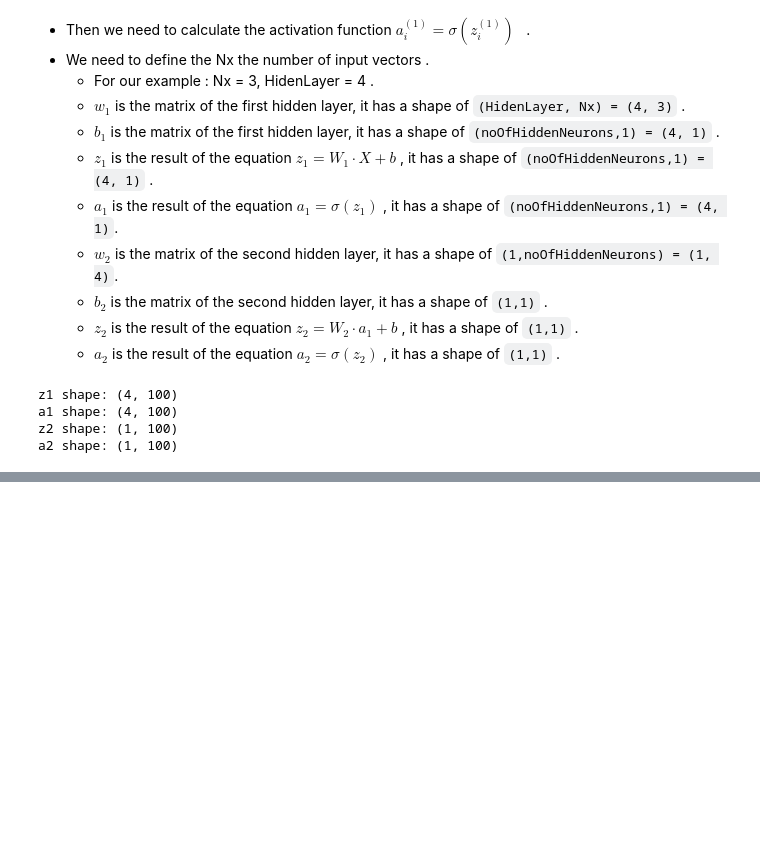
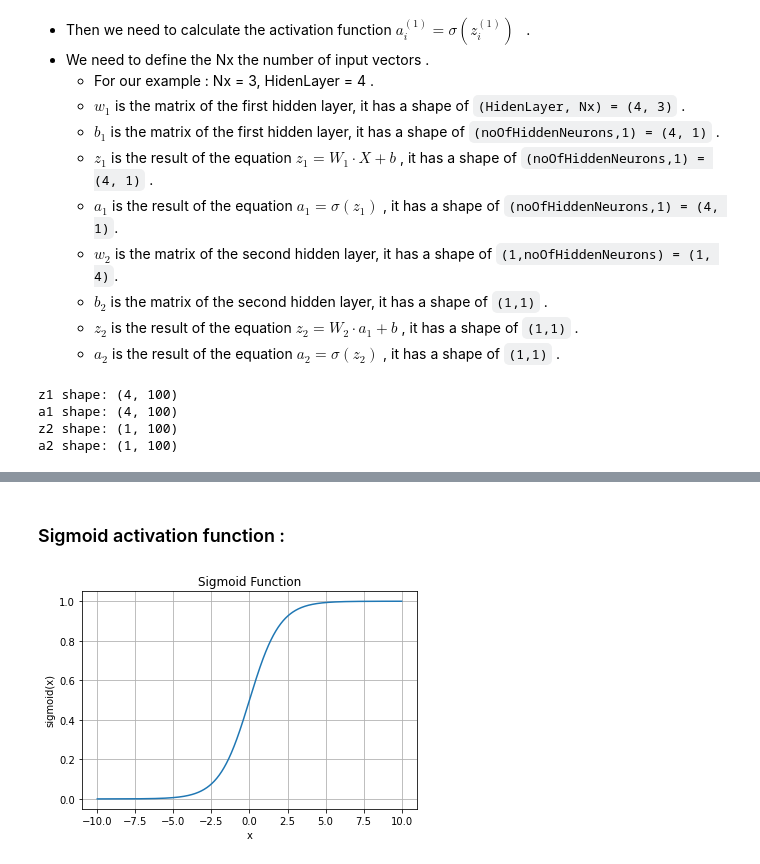
Before and after one commit to Ashraf-Khabar/Data-Science-Docs, a Jupyter notebook: Deep Learning/FFNN.ipynb, the cells around one changed output, grey strips where cells are left out. Drawn from its saved outputs; the diff is of its cells as text; code cells hidden in the pictures; blank space fills up the shorter version.

```diff
--- a/Deep Learning/FFNN.ipynb
+++ b/Deep Learning/FFNN.ipynb
@@ -63,0 +84,16 @@ for i in range(m):
+# %% [markdown]
+### Sigmoid activation function :
+# %%
+def sigmoid(x):
+    return 1 / (1 + np.exp(-x))
+
+axe_x_sigm = np.linspace(-10, 10, 1000)
+axe_y_sigm = sigmoid(axe_x_sigm)
+plt.plot(axe_x_sigm, axe_y_sigm)
+plt.xlabel('x')
+plt.ylabel('sigmoid(x)')
+plt.title('Sigmoid Function')
+plt.grid(True)
+plt.show()
+# %% [output]
+[figure, added]
```
Also changed, not shown: parts of 15 cells of this notebook.
